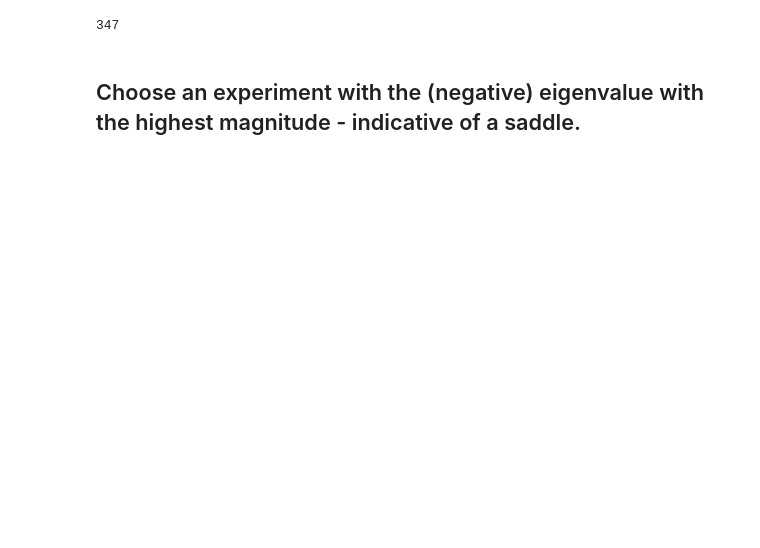
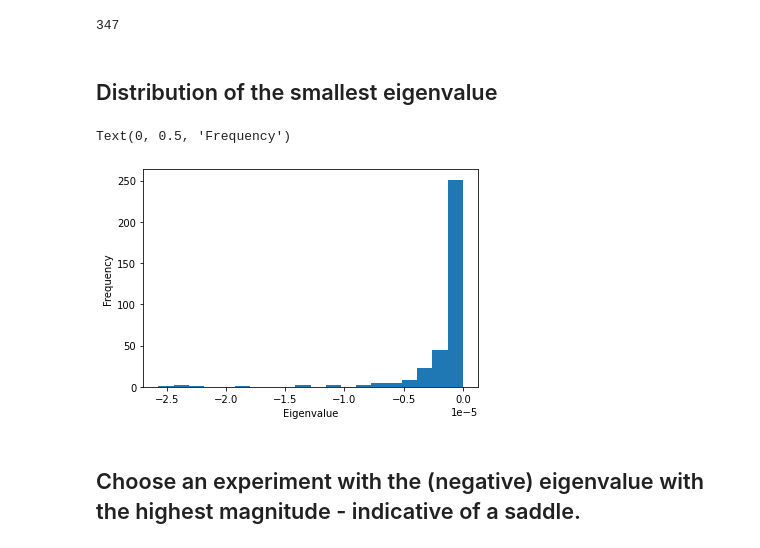
Before and after one commit to theostoican/MastersThesis, a Jupyter notebook: experiments_analysis.ipynb, the cells around one changed output. Cells and saved outputs as stored; diff of their text form; code cells hidden in the pictures; blank space fills up the shorter version.

Commit message:
Add distribution of negative eigenvalues.

```diff
--- a/experiments_analysis.ipynb
+++ b/experiments_analysis.ipynb
@@ -277,6 +277,15 @@ negative_eigenvalues_data.head()
 len(negative_eigenvalues_data)
 # %% [output]
 347
+# %% [markdown]
+## Distribution of the smallest eigenvalue
+# %%
+plt.hist(negative_eigenvalues_data['smallest eigenvalue'], bins=20)
+plt.xlabel('Eigenvalue')
+plt.ylabel('Frequency')
+# %% [output]
+Text(0, 0.5, 'Frequency')
+[figure, added]
 # %% [markdown]
 ## Choose an experiment with the (negative) eigenvalue with the highest magnitude - indicative of a saddle.
 # %%
```
Also changed, not shown: parts of 2 cells of this notebook.
